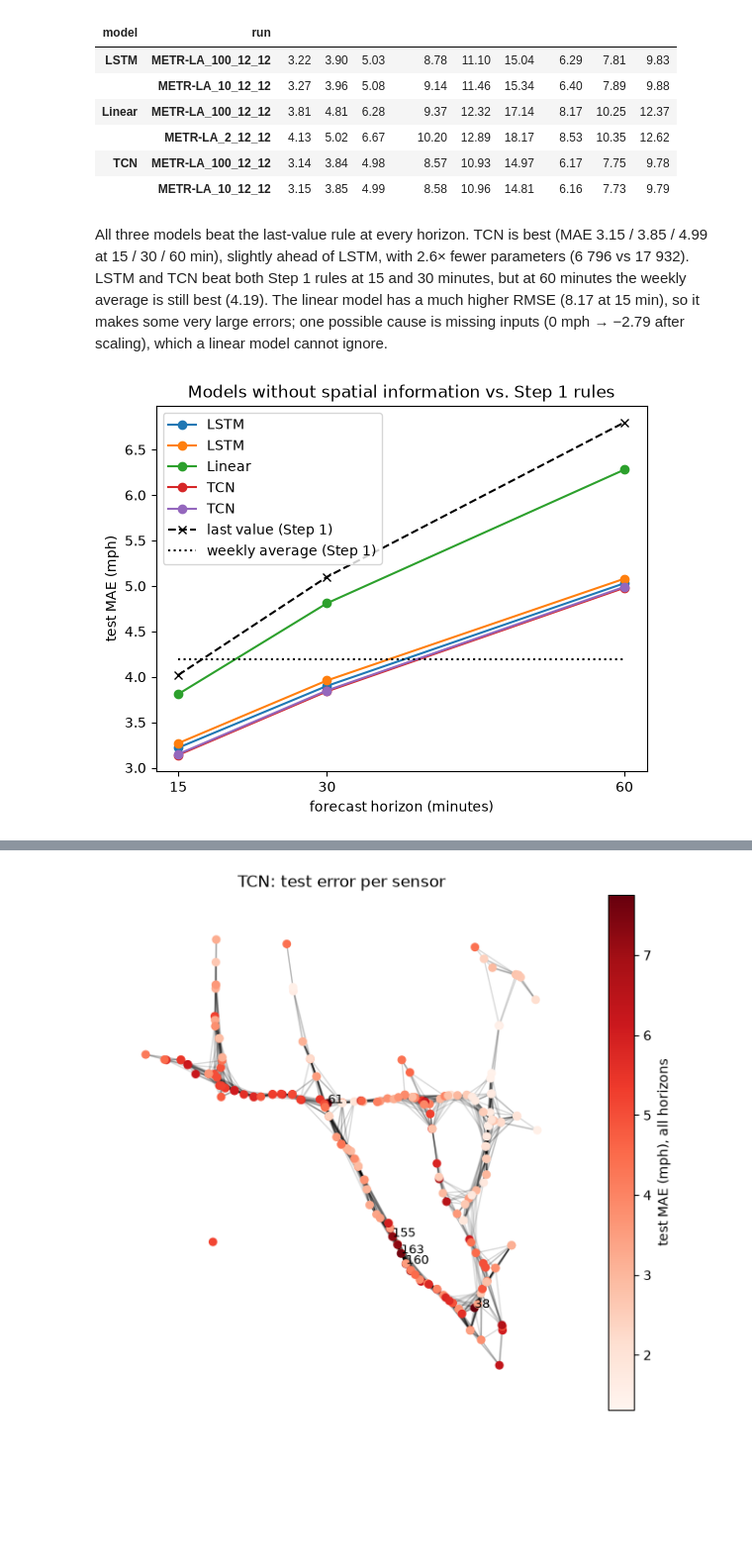
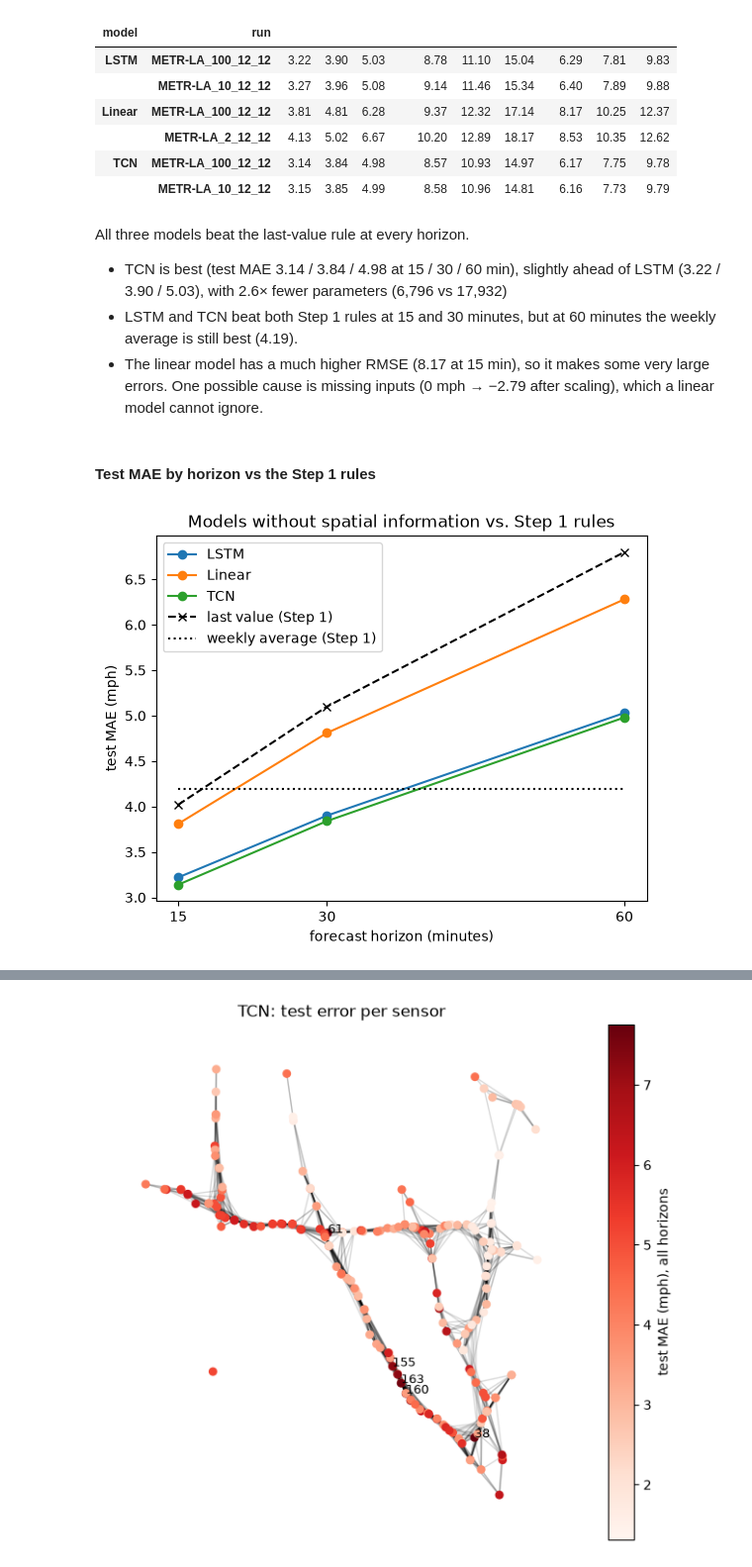
Before and after one commit to EduardCavasi/Spatial-Dependency-Modelling-in-Multivariate-Time-Series, a Jupyter notebook: notebooks/baseline_models.ipynb, the cells around one changed output, grey strips where cells are left out. Shown at 99% size. Saved outputs shown, nothing was run; the diff lists cells and outputs as text; code cells hidden in the pictures; blank space fills up the shorter version.

```diff
--- a/notebooks/baseline_models.ipynb
+++ b/notebooks/baseline_models.ipynb
@@ -59,24 +64,30 @@ table
 | TCN | METR-LA_100_12_12 | 3.14 | 3.84 | 4.98 | 8.57 | 10.93 | 14.97 | 6.17 | 7.75 | 9.78 |
 |  | METR-LA_10_12_12 | 3.15 | 3.85 | 4.99 | 8.58 | 10.96 | 14.81 | 6.16 | 7.73 | 9.79 |
 # %% [markdown]
-All three models beat the last-value rule at every horizon. TCN is best (MAE 3.15 / 3.85 / 4.99 at 15 / 30 / 60 min), slightly ahead of LSTM, with 2.6× fewer parameters (6 796 vs 17 932). LSTM and TCN beat both Step 1 rules at 15 and 30 minutes, but at 60 minutes the weekly average is still best (4.19). The linear model has a much higher RMSE (8.17 at 15 min), so it makes some very large errors; one possible cause is missing inputs (0 mph → −2.79 after scaling), which a linear model cannot ignore.
+All three models beat the last-value rule at every horizon.
+- TCN is best (test MAE 3.14 / 3.84 / 4.98 at 15 / 30 / 60 min), slightly ahead of LSTM (3.22 / 3.90 / 5.03), with 2.6× fewer parameters (6,796 vs 17,932)
+- LSTM and TCN beat both Step 1 rules at 15 and 30 minutes, but at 60 minutes the weekly average is still best (4.19).
+- The linear model has a much higher RMSE (8.17 at 15 min), so it makes some very large errors. One possible cause is missing inputs (0 mph → −2.79 after scaling), which a linear model cannot ignore.
+# %% [markdown]
+#### Test MAE by horizon vs the Step 1 rules
 # %%
 import matplotlib.pyplot as plt
 
 mae = table['MAE']
 for (model, run), row in mae.iterrows():
-    if run == 'METR-LA_2_12_12':          # skip the 2-epoch test run
+    if run == 'METR-LA_2_12_12' or run == 'METR-LA_10_12_12':
         continue
     plt.plot(row.index, row.values, marker='o', label=model)
+
 plt.plot([15, 30, 60], [4.02, 5.10, 6.80], 'k--', marker='x', label='last value (Step 1)')
 plt.plot([15, 30, 60], [4.19, 4.19, 4.19], 'k:', label='weekly average (Step 1)')
 plt.xticks([15, 30, 60])
 plt.xlabel('forecast horizon (minutes)')
 plt.ylabel('test MAE (mph)')
 plt.title('Models without spatial information vs. Step 1 rules')
 plt.legend()
 plt.savefig('notebooks/plots/step2_mae_by_horizon.png', dpi=150, bbox_inches='tight')
 plt.show()
 # %% [output]
-[figure, old version]
+[figure, new version]
 # %% [markdown]
```
Also changed, not shown: parts of 37 cells of this notebook, 15 other files.
